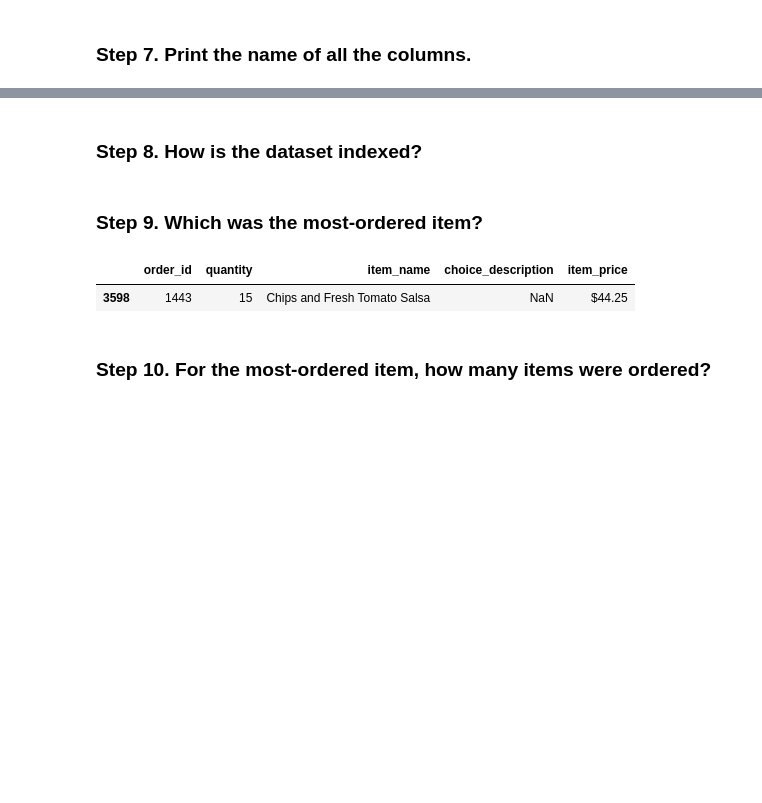
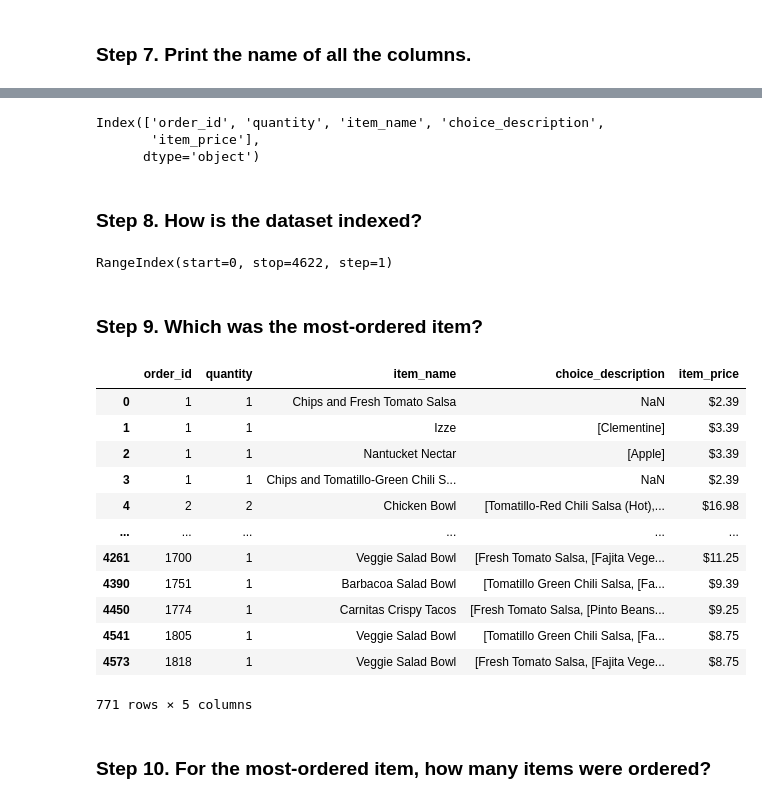
Before and after one commit to dluka117/DataScienceCourse, a Jupyter notebook: datascience/python/10_mod_pandas/pandas_exercises-master/01_Getting_&_Knowing_Your_Data/Chipotle/Exercises.ipynb, the cells around one changed output, grey strips where cells are left out. Saved outputs shown, nothing was run; the diff lists cells and outputs as text; code cells hidden in the pictures; blank space fills up the shorter version.

```diff
--- a/datascience/python/10_mod_pandas/pandas_exercises-master/01_Getting_&_Knowing_Your_Data/Chipotle/Exercises.ipynb
+++ b/datascience/python/10_mod_pandas/pandas_exercises-master/01_Getting_&_Knowing_Your_Data/Chipotle/Exercises.ipynb
@@ -83,12 +71,35 @@ chipo.describe()
+# %%
+chipo.columns
+# %% [output]
+Index(['order_id', 'quantity', 'item_name', 'choice_description',
+       'item_price'],
+      dtype='object')
 # %% [markdown]
 ### Step 8. How is the dataset indexed?
+# %%
+chipo.index
+# %% [output]
+RangeIndex(start=0, stop=4622, step=1)
 # %% [markdown]
 ### Step 9. Which was the most-ordered item?
-# %%
-chipo[chipo['quantity']>14]
-# %% [output]
-|  | order_id | quantity | item_name | choice_description | item_price |
-| 3598 | 1443 | 15 | Chips and Fresh Tomato Salsa | NaN | $44.25 |
+# %%
+most = chipo.groupby('item_name')
+most.sum()
+most.head(20)
+# %% [output]
+|  | order_id | quantity | item_name | choice_description | item_price |
+| 0 | 1 | 1 | Chips and Fresh Tomato Salsa | NaN | $2.39 |
+| 1 | 1 | 1 | Izze | [Clementine] | $3.39 |
+| 2 | 1 | 1 | Nantucket Nectar | [Apple] | $3.39 |
+| 3 | 1 | 1 | Chips and Tomatillo-Green Chili S... | NaN | $2.39 |
+| 4 | 2 | 2 | Chicken Bowl | [Tomatillo-Red Chili Salsa (Hot),... | $16.98 |
+| ... | ... | ... | ... | ... | ... |
+| 4261 | 1700 | 1 | Veggie Salad Bowl | [Fresh Tomato Salsa, [Fajita Vege... | $11.25 |
+| 4390 | 1751 | 1 | Barbacoa Salad Bowl | [Tomatillo Green Chili Salsa, [Fa... | $9.39 |
+| 4450 | 1774 | 1 | Carnitas Crispy Tacos | [Fresh Tomato Salsa, [Pinto Beans... | $9.25 |
+| 4541 | 1805 | 1 | Veggie Salad Bowl | [Tomatillo Green Chili Salsa, [Fa... | $8.75 |
+| 4573 | 1818 | 1 | Veggie Salad Bowl | [Fresh Tomato Salsa, [Fajita Vege... | $8.75 |
+771 rows × 5 columns
 # %% [markdown]
 ### Step 10. For the most-ordered item, how many items were ordered?
 # %% [markdown]
```
Also changed, not shown: parts of 5 cells of this notebook, 4 other files.
